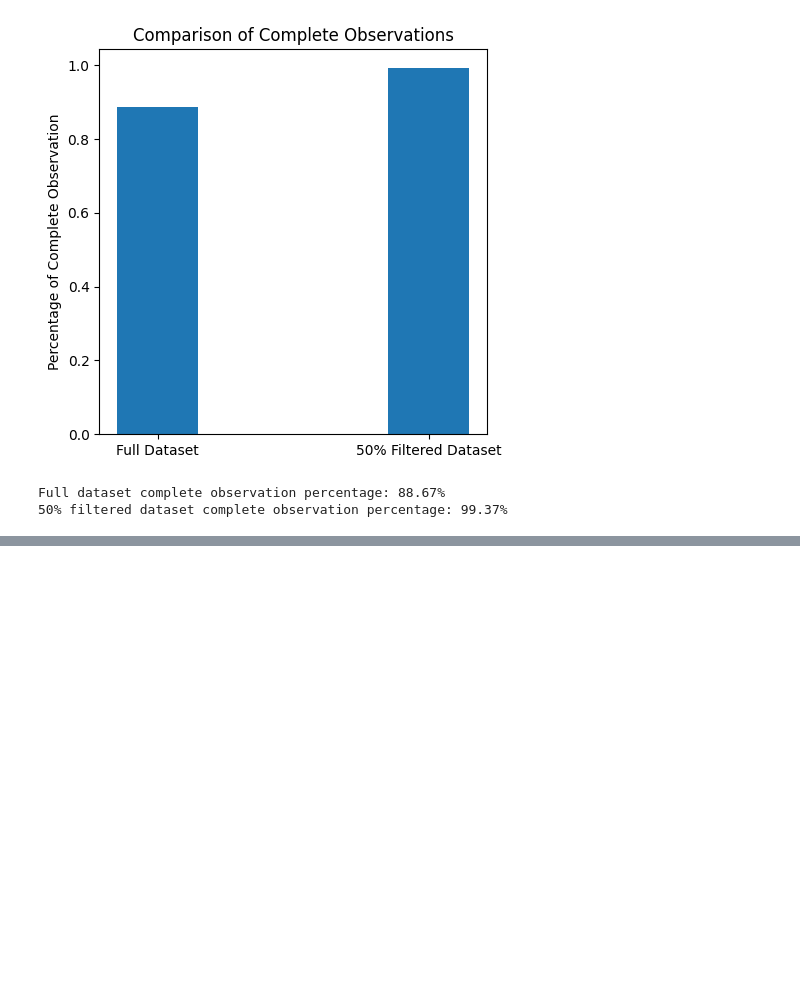
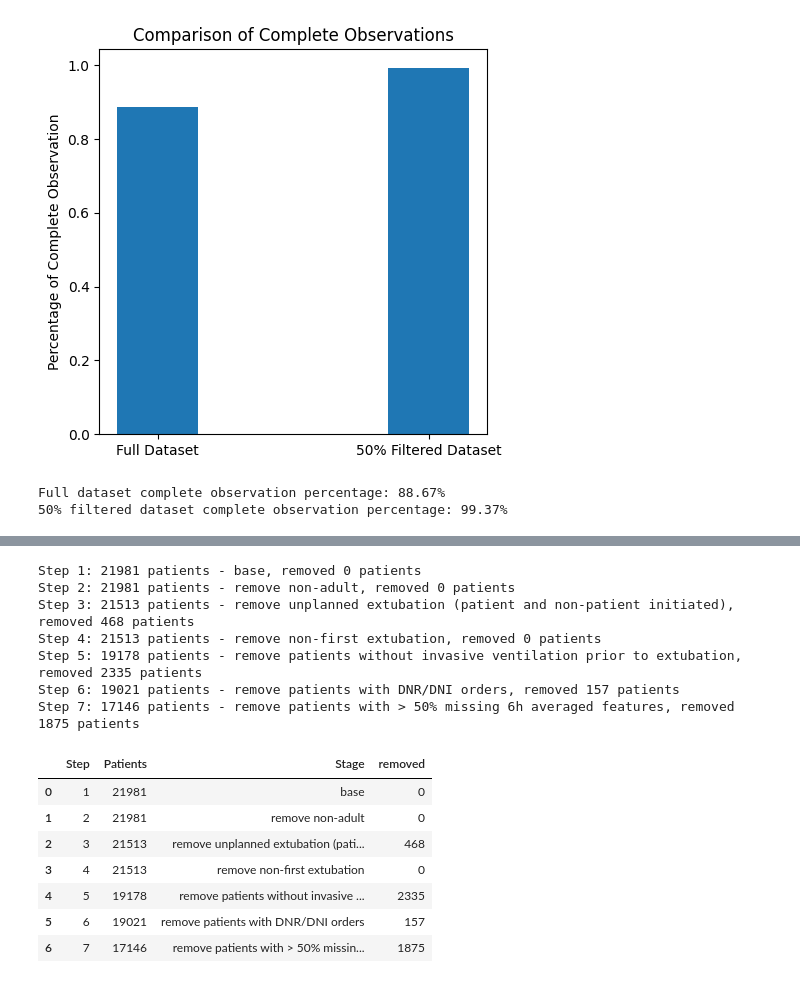
Before and after one commit to Xkpd/comp90089-ml-in-health-group-25, a Jupyter notebook: data/data.ipynb, the cells around one changed output, grey strips where cells are left out. Cells and saved outputs as stored; diff of their text form; code cells hidden in the pictures; blank space fills up the shorter version.

```diff
--- a/data/report(5).ipynb
+++ b/data/data.ipynb
@@ -514,0 +628,37 @@ Full dataset complete observation percentage: 88.67%
+# %%
+# Cohort steps: reuse only the six shared construction steps, then add this filter.
+average_counts_result = counts_result.loc[
+    counts_result['Step'] <= 6, ['Step', 'Patients', 'Stage']
+].copy().sort_values('Step')
+average_counts_result = pd.concat([
+    average_counts_result,
+    pd.DataFrame([{
+        'Step': 7,
+        'Patients': average_retained_count,
+        'Stage': f'remove patients with > {MISSING:.0%} missing {INTERVAL}h averaged features'
+    }])
+], ignore_index=True)
+average_counts_result['removed'] = (
+    average_counts_result['Patients'].shift(1) - average_counts_result['Patients']
+).fillna(0).astype(int)
+for step, patients, stage, removed in average_counts_result[
+    ['Step', 'Patients', 'Stage', 'removed']
+].itertuples(index=False):
+    print(f'Step {step}: {patients} patients - {stage}, removed {removed} patients')
+display(average_counts_result)
+# %% [output]
+Step 1: 21981 patients - base, removed 0 patients
+Step 2: 21981 patients - remove non-adult, removed 0 patients
+Step 3: 21513 patients - remove unplanned extubation (patient and non-patient initiated), removed 468 patients
+Step 4: 21513 patients - remove non-first extubation, removed 0 patients
+Step 5: 19178 patients - remove patients without invasive ventilation prior to extubation, removed 2335 patients
+Step 6: 19021 patients - remove patients with DNR/DNI orders, removed 157 patients
+Step 7: 17146 patients - remove patients with > 50% missing 6h averaged features, removed 1875 patients
+|  | Step | Patients | Stage | removed |
+| 0 | 1 | 21981 | base | 0 |
+| 1 | 2 | 21981 | remove non-adult | 0 |
+| 2 | 3 | 21513 | remove unplanned extubation (pati... | 468 |
+| 3 | 4 | 21513 | remove non-first extubation | 0 |
+| 4 | 5 | 19178 | remove patients without invasive ... | 2335 |
+| 5 | 6 | 19021 | remove patients with DNR/DNI orders | 157 |
+| 6 | 7 | 17146 | remove patients with > 50% missin... | 1875 |
```
Also changed, not shown: parts of 5 cells of this notebook.
